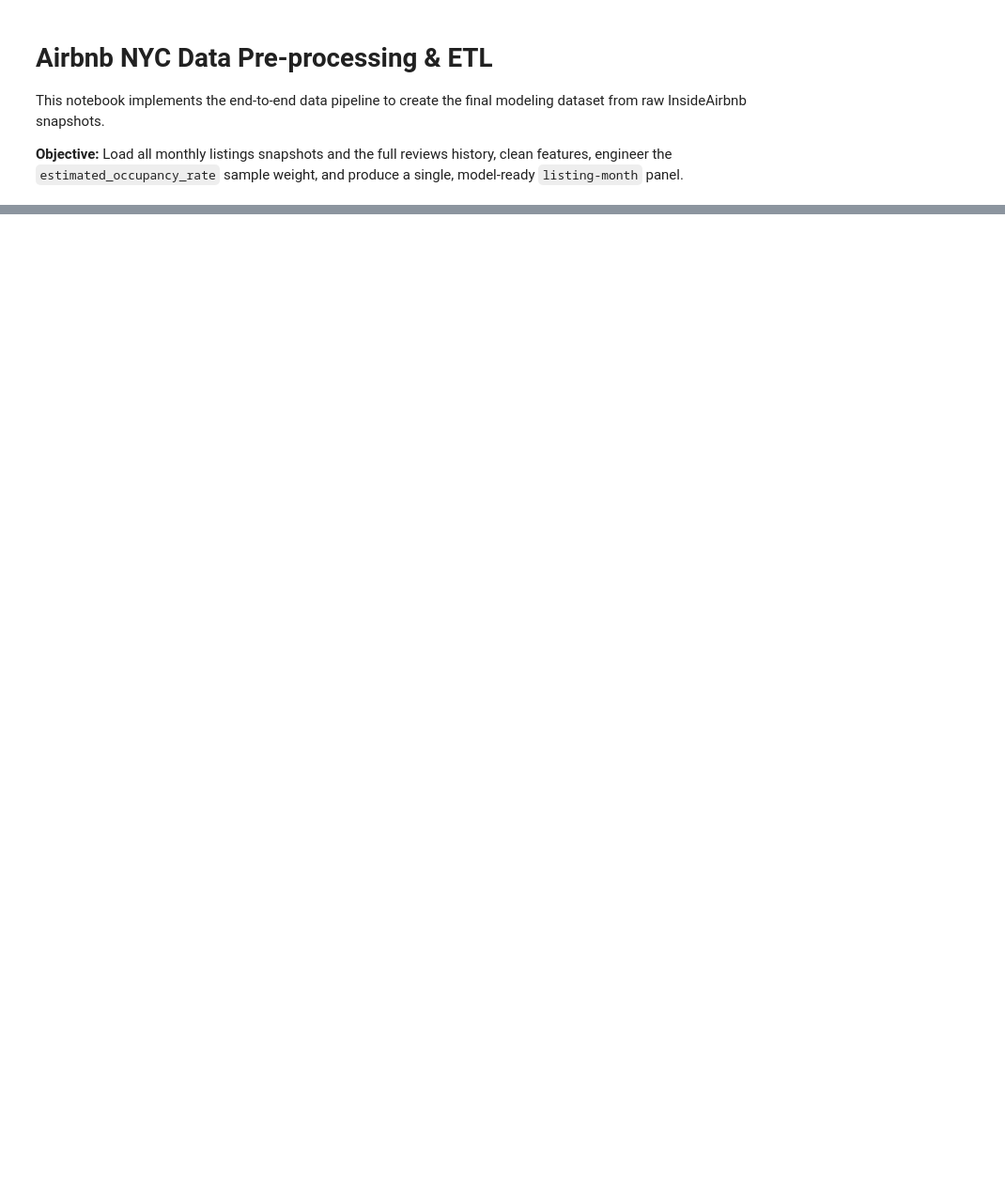
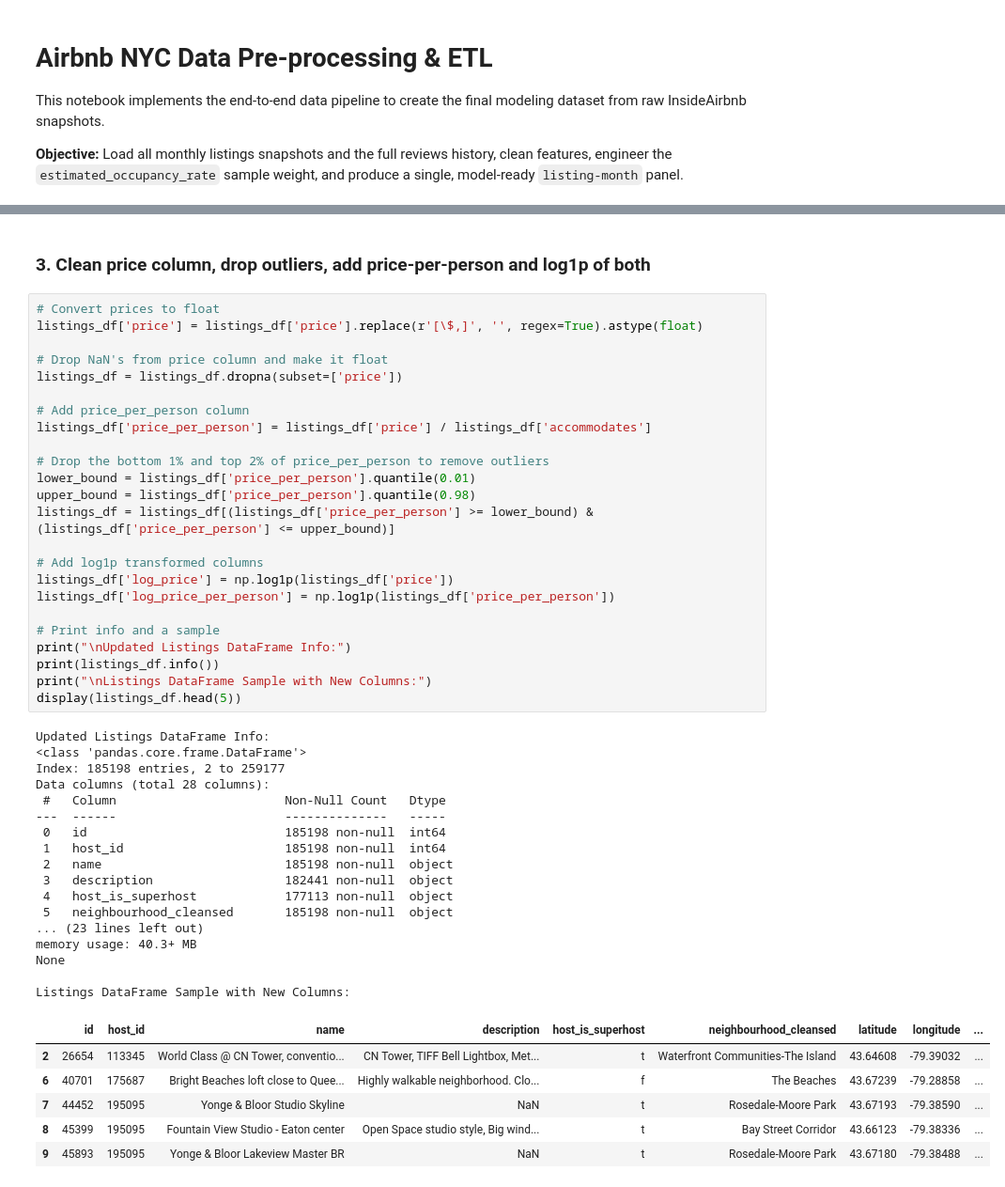
Before and after one commit to arvindsuresh-math/AirBnB-Price-Recommender, a Jupyter notebook: notebooks/01_data_cleaning_oct_11.ipynb, the cells around one changed output, grey strips where cells are left out. Shown at 94% size. Cells and saved outputs as stored; diff of their text form; blank space fills up the shorter version.

```diff
--- a/notebooks/01_data_cleaning_oct_11.ipynb
+++ b/notebooks/01_data_cleaning_oct_11.ipynb
@@ -627,0 +155,50 @@ Name: count, dtype: int64
+# %% [markdown]
+### 3. Clean price column, drop outliers, add price-per-person and log1p of both
+# %%
+# Convert prices to float
+listings_df['price'] = listings_df['price'].replace(r'[\$,]', '', regex=True).astype(float)
+
+# Drop NaN's from price column and make it float
+listings_df = listings_df.dropna(subset=['price'])
+
+# Add price_per_person column
+listings_df['price_per_person'] = listings_df['price'] / listings_df['accommodates']
+
+# Drop the bottom 1% and top 2% of price_per_person to remove outliers
+lower_bound = listings_df['price_per_person'].quantile(0.01)
+upper_bound = listings_df['price_per_person'].quantile(0.98)
+listings_df = listings_df[(listings_df['price_per_person'] >= lower_bound) & (listings_df['price_per_person'] <= upper_bound)]
+
+# Add log1p transformed columns
+listings_df['log_price'] = np.log1p(listings_df['price'])
+listings_df['log_price_per_person'] = np.log1p(listings_df['price_per_person'])
+
+# Print info and a sample
+print("\nUpdated Listings DataFrame Info:")
+print(listings_df.info())
+print("\nListings DataFrame Sample with New Columns:")
+display(listings_df.head(5))
+# %% [output]
+Updated Listings DataFrame Info:
+<class 'pandas.core.frame.DataFrame'>
+Index: 185198 entries, 2 to 259177
+Data columns (total 28 columns):
+ #   Column                       Non-Null Count   Dtype
+---  ------                       --------------   -----
+ 0   id                           185198 non-null  int64
+ 1   host_id                      185198 non-null  int64
+ 2   name                         185198 non-null  object
+ 3   description                  182441 non-null  object
+ 4   host_is_superhost            177113 non-null  object
+ 5   neighbourhood_cleansed       185198 non-null  object
+... (23 lines left out)
+memory usage: 40.3+ MB
+None
+
+Listings DataFrame Sample with New Columns:
+|  | id | host_id | name | description | host_is_superhost | neighbourhood_cleansed | latitude | longitude | ... |
+| 2 | 26654 | 113345 | World Class @ CN Tower, conventio... | CN Tower, TIFF Bell Lightbox, Met... | t | Waterfront Communities-The Island | 43.64608 | -79.39032 | ... |
+| 6 | 40701 | 175687 | Bright Beaches loft close to Quee... | Highly walkable neighborhood. Clo... | f | The Beaches | 43.67239 | -79.28858 | ... |
+| 7 | 44452 | 195095 | Yonge & Bloor Studio Skyline | NaN | t | Rosedale-Moore Park | 43.67193 | -79.38590 | ... |
+| 8 | 45399 | 195095 | Fountain View Studio - Eaton center | Open Space studio style, Big wind... | t | Bay Street Corridor | 43.66123 | -79.38336 | ... |
+| 9 | 45893 | 195095 | Yonge & Bloor Lakeview Master BR | NaN | t | Rosedale-Moore Park | 43.67180 | -79.38488 | ... |
```
Also changed, not shown: parts of 42 cells of this notebook, 40 other files.
